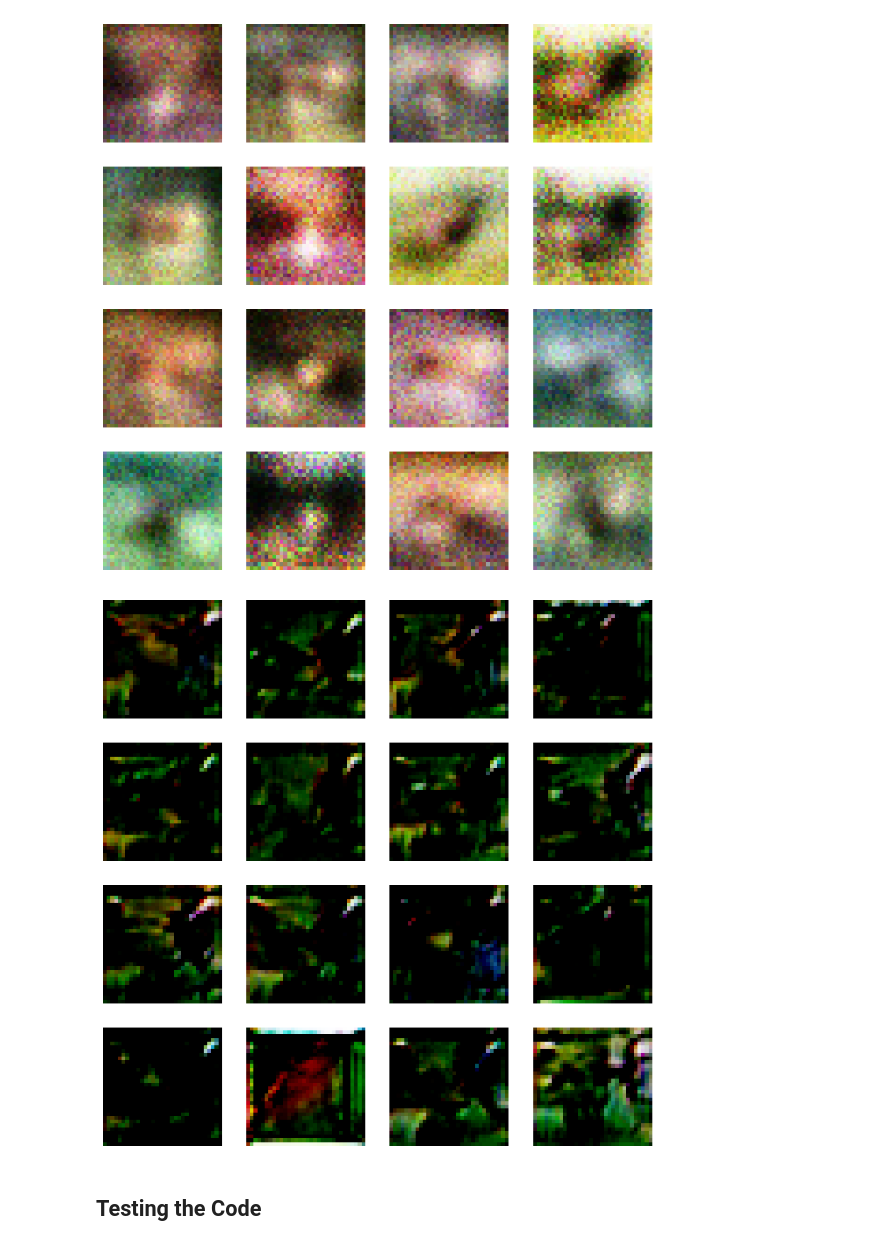
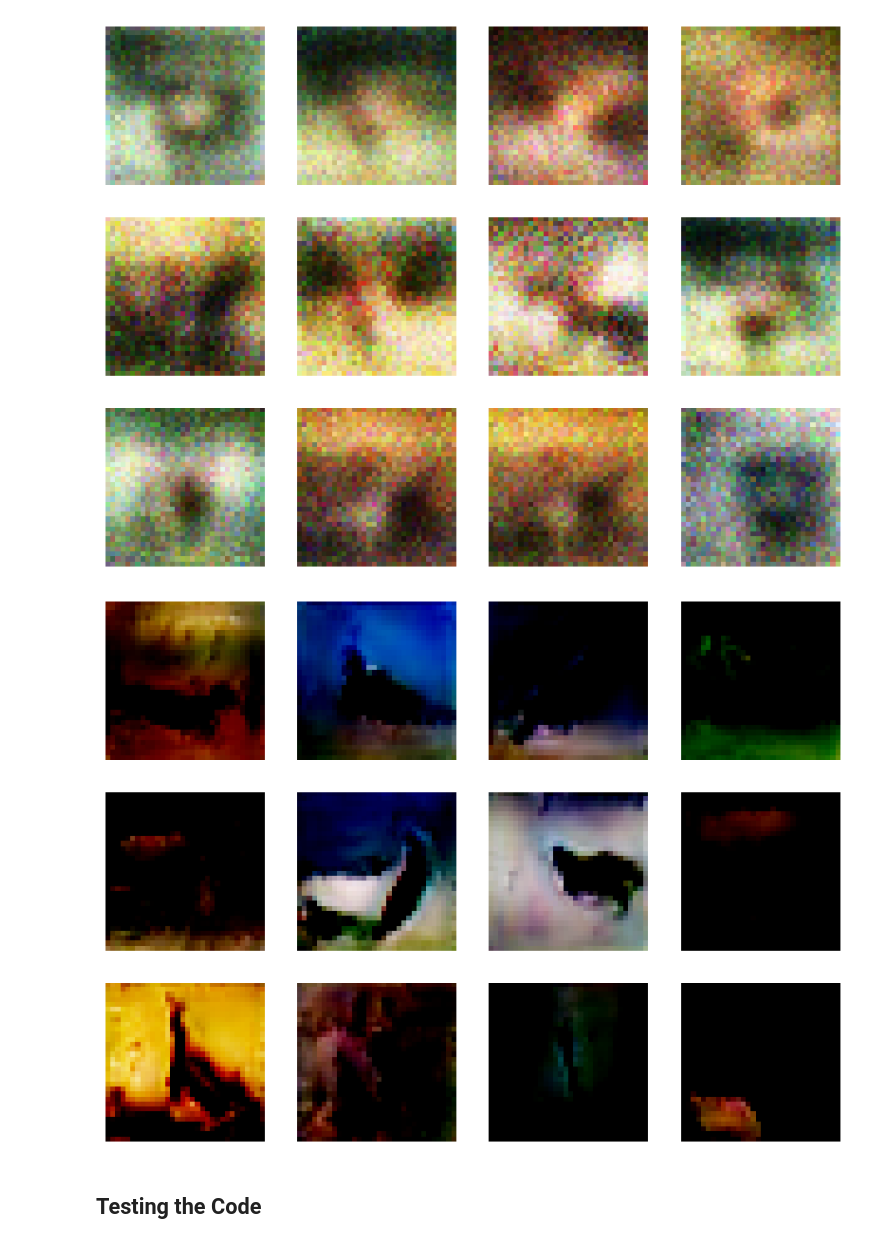
Before and after one commit to zseda/From-Duplication-to-Diversification-GANs, a Jupyter notebook: metric_notebook.ipynb, the cells around one changed output. Saved outputs shown, nothing was run; the diff lists cells and outputs as text; code cells hidden in the pictures.

```diff
--- a/metric_notebook.ipynb
+++ b/metric_notebook.ipynb
@@ -17,7 +17,7 @@ directory_augmented = "CIFAR10_class4_augmented"
 directory_vanilla_gan = "CIFAR10_class4_vanilla_gan_generated"
 directory_custom_gan = "CIFAR10_class4_customgan_generated"
 # %%
-def load_images_as_tensors(directory, sample_size=16):
+def load_images_as_tensors(directory, sample_size=500):
     # Check if the directory exists
     if not os.path.exists(directory):
         raise ValueError("The specified directory does not exist.")
@@ -87,9 +90,9 @@ show_imgs(augmented_image_tensors)
 # %%
-show_imgs(vanillagan_image_tensors)
+show_imgs(vanillagan_image_tensors[:12])
 # %% [output]
-[figure, old version]
+[figure, new version]
 # %%
-show_imgs(customgan_image_tensors)
+show_imgs(customgan_image_tensors[:12])
 # %% [output]
-[figure, old version]
+[figure, new version]
 # %%
```
Also changed, not shown: parts of 16 cells of this notebook.
